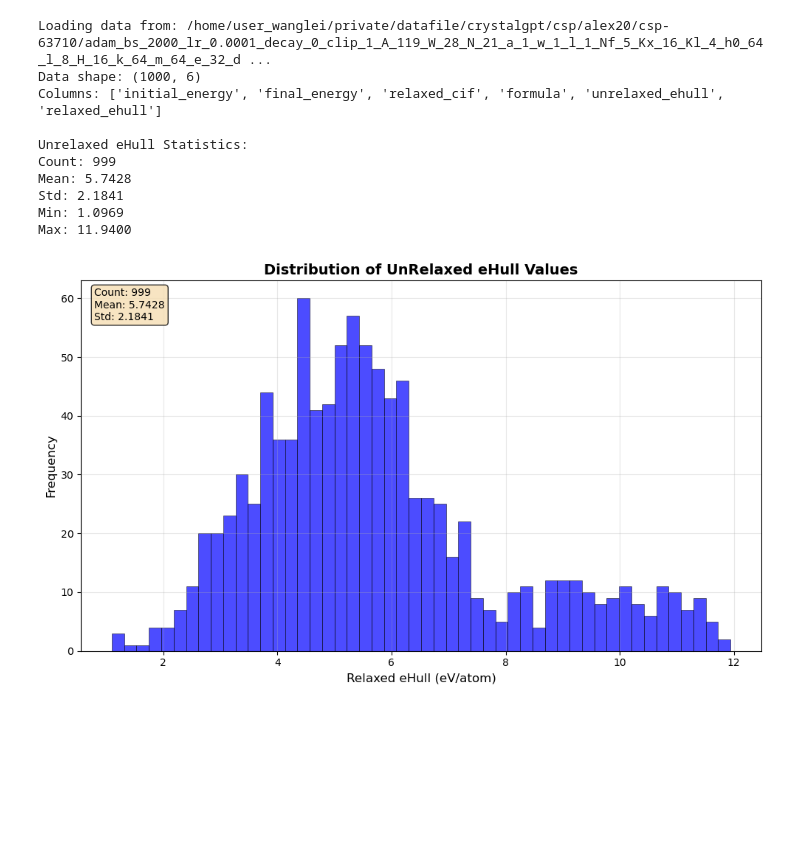
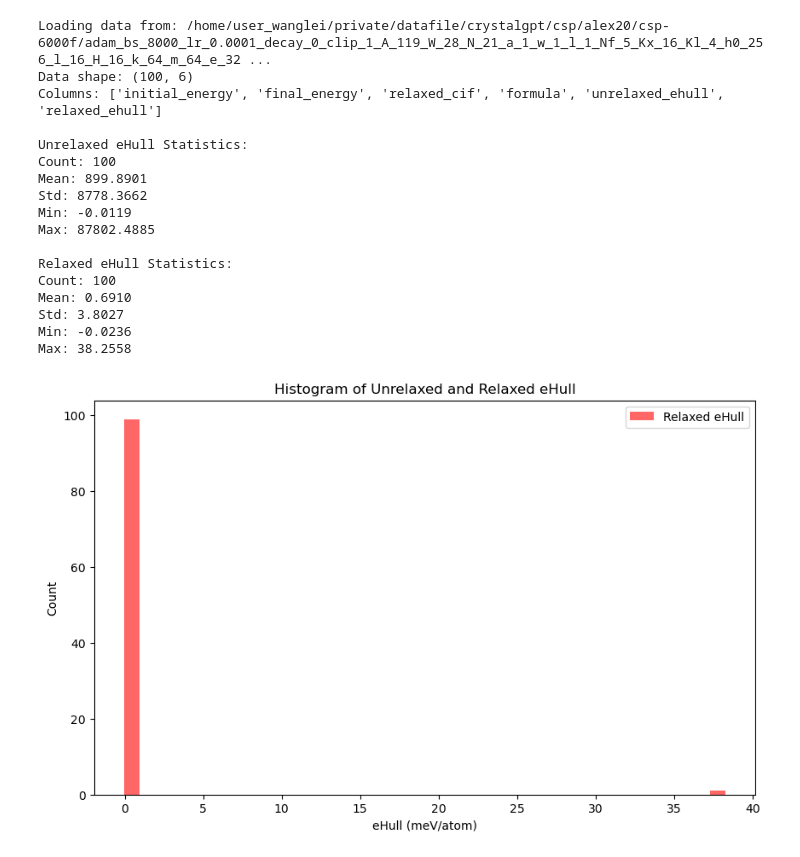
Before and after one commit to deepmodeling/CrystalFormer-CSP, a Jupyter notebook: scripts/analysis.ipynb, the cells around one changed output. Saved outputs shown, nothing was run; the diff lists cells and outputs as text; code cells hidden in the pictures; blank space fills up the shorter version.

```diff
--- a/scripts/analysis.ipynb
+++ b/scripts/analysis.ipynb
@@ -96,25 +134,56 @@ Loading data from: /home/user_wanglei/private/datafile/crystalgpt/csp/alex20/csp
 df = load_csv_file(file_path)
 
 if df is not None:
-    ehull_data = df['relaxed_ehull']
-    print_statistics(ehull_data, "Unrelaxed eHull")
+    # Load both relaxed_ehull and unrelaxed_ehull columns if they exist
+    if 'relaxed_ehull' in df.columns:
+        relaxed_ehull_data = df['relaxed_ehull']
+    else:
+        relaxed_ehull_data = None
+        print("Column 'relaxed_ehull' not found in the dataframe.")
+
+    if 'unrelaxed_ehull' in df.columns:
+        unrelaxed_ehull_data = df['unrelaxed_ehull']
+    else:
+        unrelaxed_ehull_data = None
+        print("Column 'unrelaxed_ehull' not found in the dataframe.")
+
+    print_statistics(unrelaxed_ehull_data, "Unrelaxed eHull")
+    print_statistics(relaxed_ehull_data, "Relaxed eHull")
 # %% [output]
-Loading data from: /home/user_wanglei/private/datafile/crystalgpt/csp/alex20/csp-63710/adam_bs_2000_lr_0.0001_decay_0_clip_1_A_119_W_28_N_21_a_1_w_1_l_1_Nf_5_Kx_16_Kl_4_h0_64_l_8_H_16_k_64_m_64_e_32_d ...
-Data shape: (1000, 6)
+Loading data from: /home/user_wanglei/private/datafile/crystalgpt/csp/alex20/csp-6000f/adam_bs_8000_lr_0.0001_decay_0_clip_1_A_119_W_28_N_21_a_1_w_1_l_1_Nf_5_Kx_16_Kl_4_h0_256_l_16_H_16_k_64_m_64_e_32 ...
+Data shape: (100, 6)
 Columns: ['initial_energy', 'final_energy', 'relaxed_cif', 'formula', 'unrelaxed_ehull', 'relaxed_ehull']
 
 Unrelaxed eHull Statistics:
-Count: 999
-Mean: 5.7428
-Std: 2.1841
-Min: 1.0969
-Max: 11.9400
+Count: 100
+Mean: 899.8901
+Std: 8778.3662
+Min: -0.0119
+Max: 87802.4885
+
+Relaxed eHull Statistics:
+Count: 100
+Mean: 0.6910
+Std: 3.8027
+Min: -0.0236
+Max: 38.2558
 # %%
-# Create the histogram using the reusable function
-if df is not None:
-    create_histogram(ehull_data, title='Distribution of UnRelaxed eHull Values')
+import matplotlib.pyplot as plt
+
+if (unrelaxed_ehull_data is not None) and (relaxed_ehull_data is not None):
+    plt.figure(figsize=(10, 6))
+    #plt.hist(unrelaxed_ehull_data.dropna(), bins=40, alpha=0.6, label='Unrelaxed eHull', color='skyblue')
+    plt.hist(relaxed_ehull_data.dropna(), bins=40, alpha=0.6, label='Relaxed eHull', color='red')
+    plt.xlabel('eHull (meV/atom)')
+    plt.ylabel('Count')
+    plt.title('Histogram of Unrelaxed and Relaxed eHull')
+    plt.legend()
+    plt.show()
+
+else:
+    print("One or both of the required columns ('unrelaxed_ehull', 'relaxed_ehull') are missing.")
 # %% [output]
-[figure, old version]
+[figure, new version]
 # %%
 # Load both CSV files for comparison
 #base_path = "/home/user_wanglei/private/datafile/crystalgpt/csp/alex20/csp-92792//adam_bs_8000_lr_0.0001_decay_0_clip_1_A_119_W_28_N_21_a_1_w_1_l_1_Nf_5_Kx_16_Kl_4_h0_64_l_8_H_16_k_64_m_64_e_32_drop_0.3_0.1"
```
Also changed, not shown: parts of 7 cells of this notebook, 6 other files.
